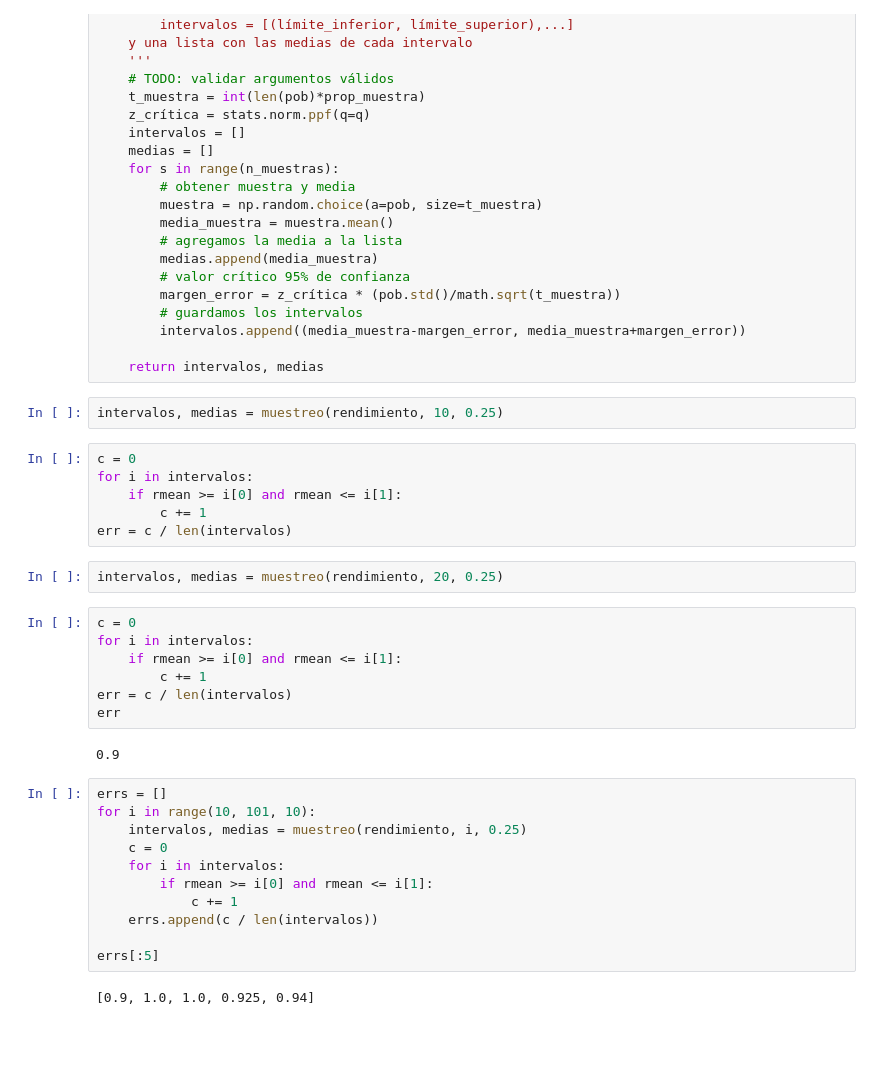
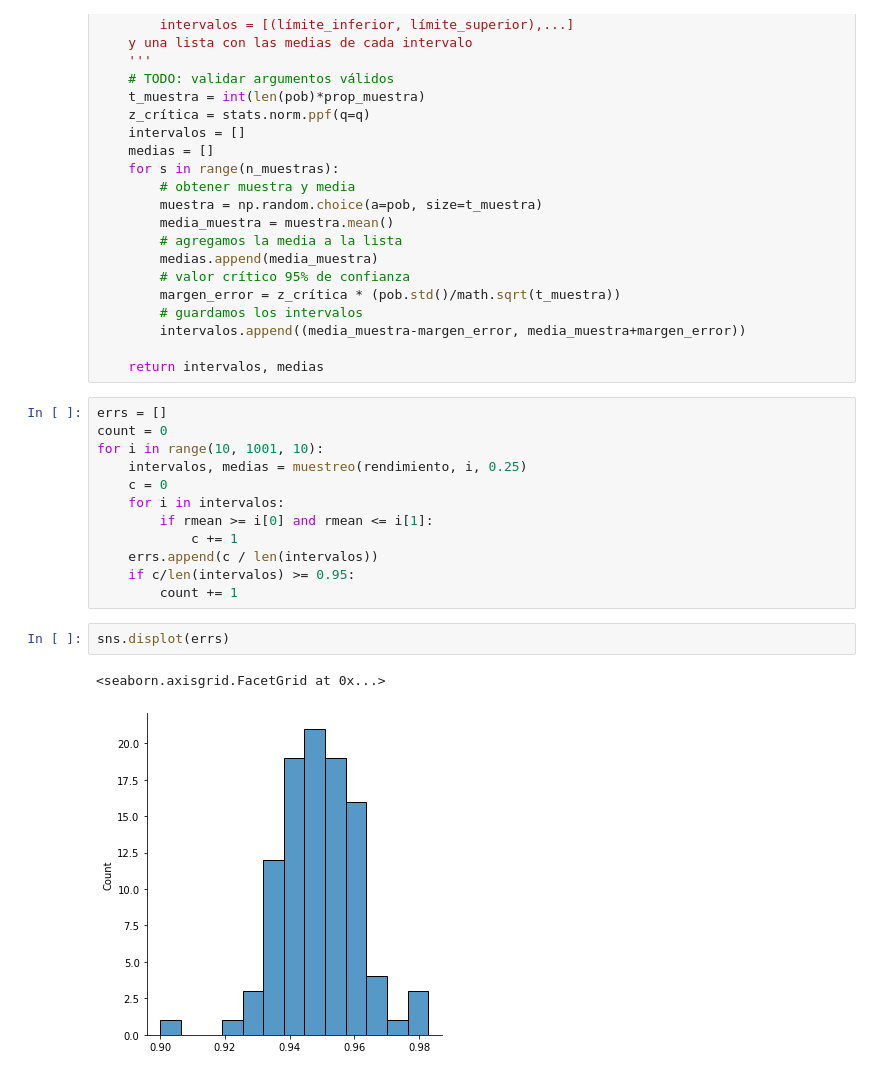
Before and after one commit to i0nathan/unaqds, a Jupyter notebook: modules/3/intervalos de confianza.ipynb, the cells around one changed output. Saved outputs shown, nothing was run; the diff lists cells and outputs as text; blank space fills up the shorter version.

Commit message:
Updated notebook for intervals of confidence

```diff
--- a/modules/3/intervalos de confianza.ipynb
+++ b/modules/3/intervalos de confianza.ipynb
@@ -316,38 +316,23 @@ def muestreo(pob, n_muestras, prop_muestra, q=0.975):
         intervalos.append((media_muestra-margen_error, media_muestra+margen_error))
 
     return intervalos, medias
-# %%
-intervalos, medias = muestreo(rendimiento, 10, 0.25)
 # %%
-c = 0
-for i in intervalos:
-    if rmean >= i[0] and rmean <= i[1]:
-        c += 1
-err = c / len(intervalos)
+errs = []
+count = 0
+for i in range(10, 1001, 10):
+    intervalos, medias = muestreo(rendimiento, i, 0.25)
+    c = 0
+    for i in intervalos:
+        if rmean >= i[0] and rmean <= i[1]:
+            c += 1
+    errs.append(c / len(intervalos))
+    if c/len(intervalos) >= 0.95:
+        count += 1
-# %%
-intervalos, medias = muestreo(rendimiento, 20, 0.25)
-# %%
-c = 0
-for i in intervalos:
-    if rmean >= i[0] and rmean <= i[1]:
-        c += 1
-err = c / len(intervalos)
-err
-# %% [output]
-0.9
-# %%
-errs = []
-for i in range(10, 101, 10):
-    intervalos, medias = muestreo(rendimiento, i, 0.25)
-    c = 0
-    for i in intervalos:
-        if rmean >= i[0] and rmean <= i[1]:
-            c += 1
-    errs.append(c / len(intervalos))
-
-errs[:5]
-# %% [output]
-[0.9, 1.0, 1.0, 0.925, 0.94]
+# %%
+sns.displot(errs)
+# %% [output]
+<seaborn.axisgrid.FacetGrid at 0x...>
+[figure, added]
 # %%
 # Creamos una gráfica con estos datos
 # establecemos el tamaño de la gráfica
```
Also changed, not shown: parts of 1 cell of this notebook.
